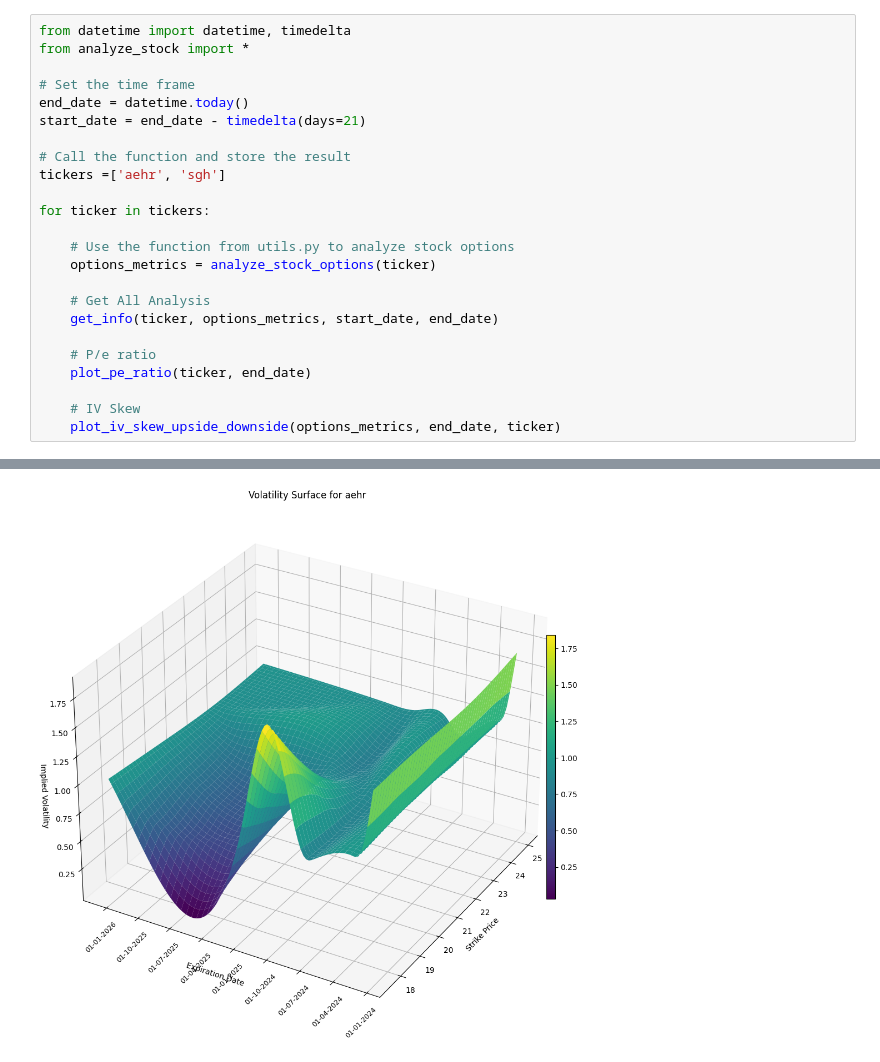
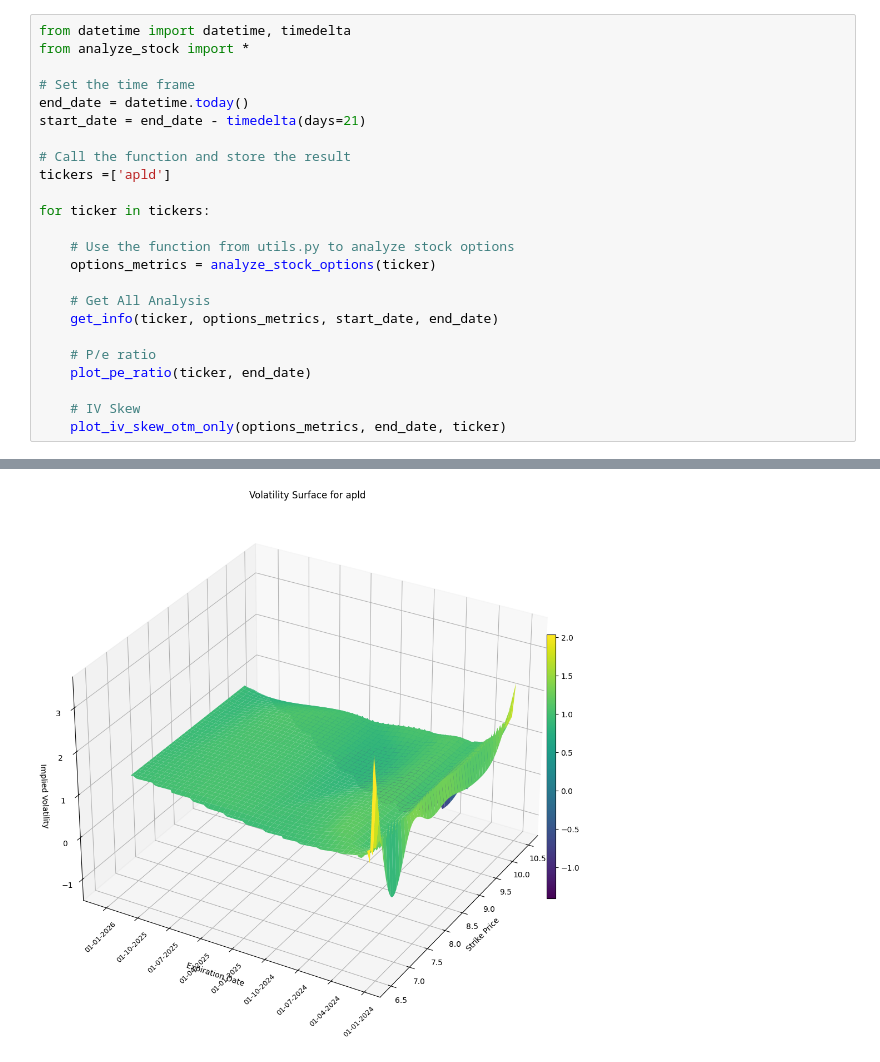
Before and after one commit to SaumikDana/Machine_Learning_Trading, a Jupyter notebook: data/specific_stock_analysis.ipynb, the cells around one changed output, grey strips where cells are left out. Saved outputs shown, nothing was run; the diff lists cells and outputs as text.

```diff
--- a/data/specific_stock_analysis.ipynb
+++ b/data/specific_stock_analysis.ipynb
@@ -7,7 +7,7 @@ end_date = datetime.today()
 start_date = end_date - timedelta(days=21)
 
 # Call the function and store the result
-tickers =['aehr', 'sgh']
+tickers =['apld']
 
 for ticker in tickers:
 
@@ -21,6 +21,6 @@ for ticker in tickers:
     plot_pe_ratio(ticker, end_date)
 
     # IV Skew
-    plot_iv_skew_upside_downside(options_metrics, end_date, ticker)
+    plot_iv_skew_otm_only(options_metrics, end_date, ticker)
 # %% [output]
 ===========================================
@@ -41 +41 @@ Data fetched for aehr, entries: 382
-[figure, old version]
+[figure, new version]
```
Also changed, not shown: parts of 1 cell of this notebook.
